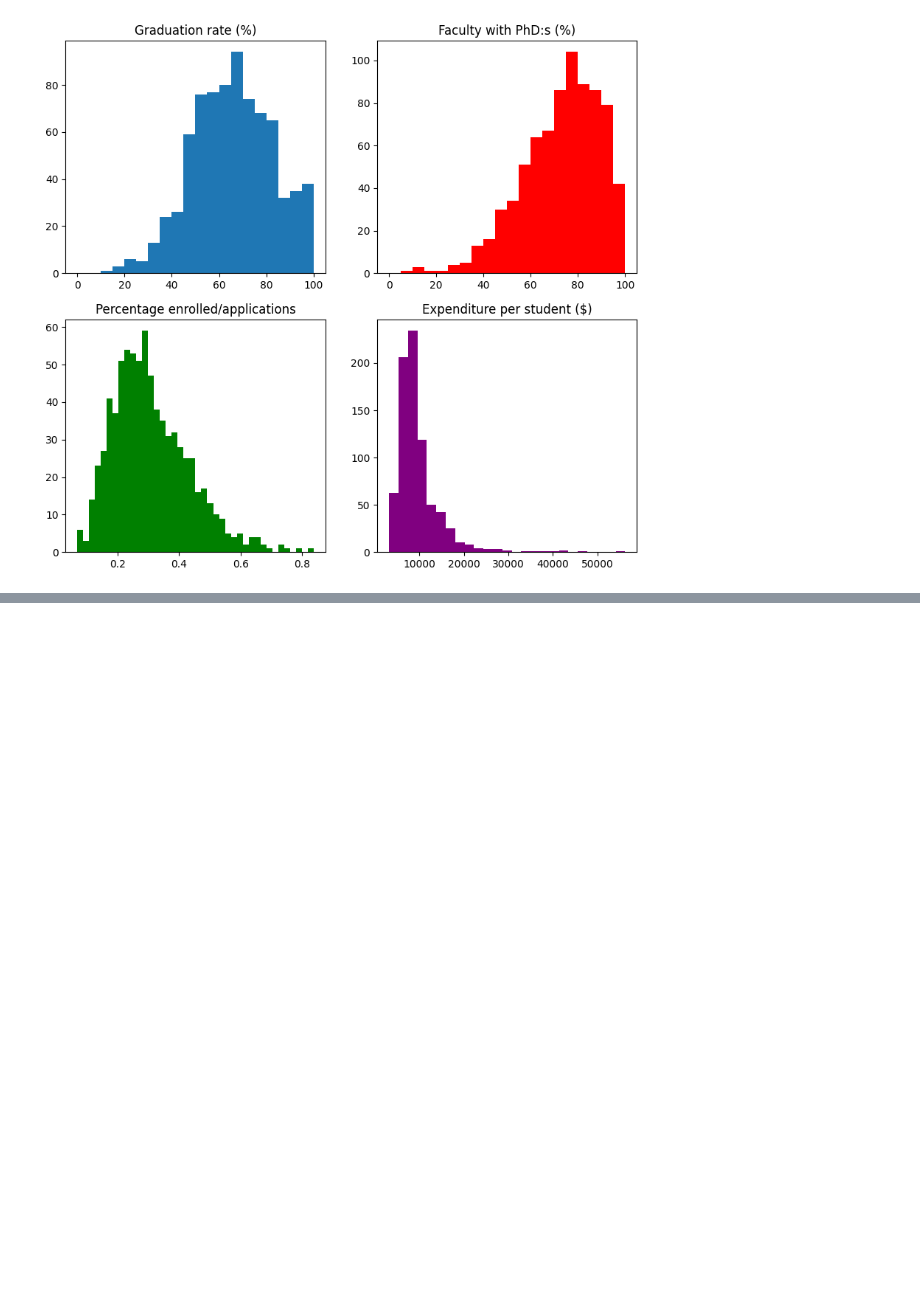
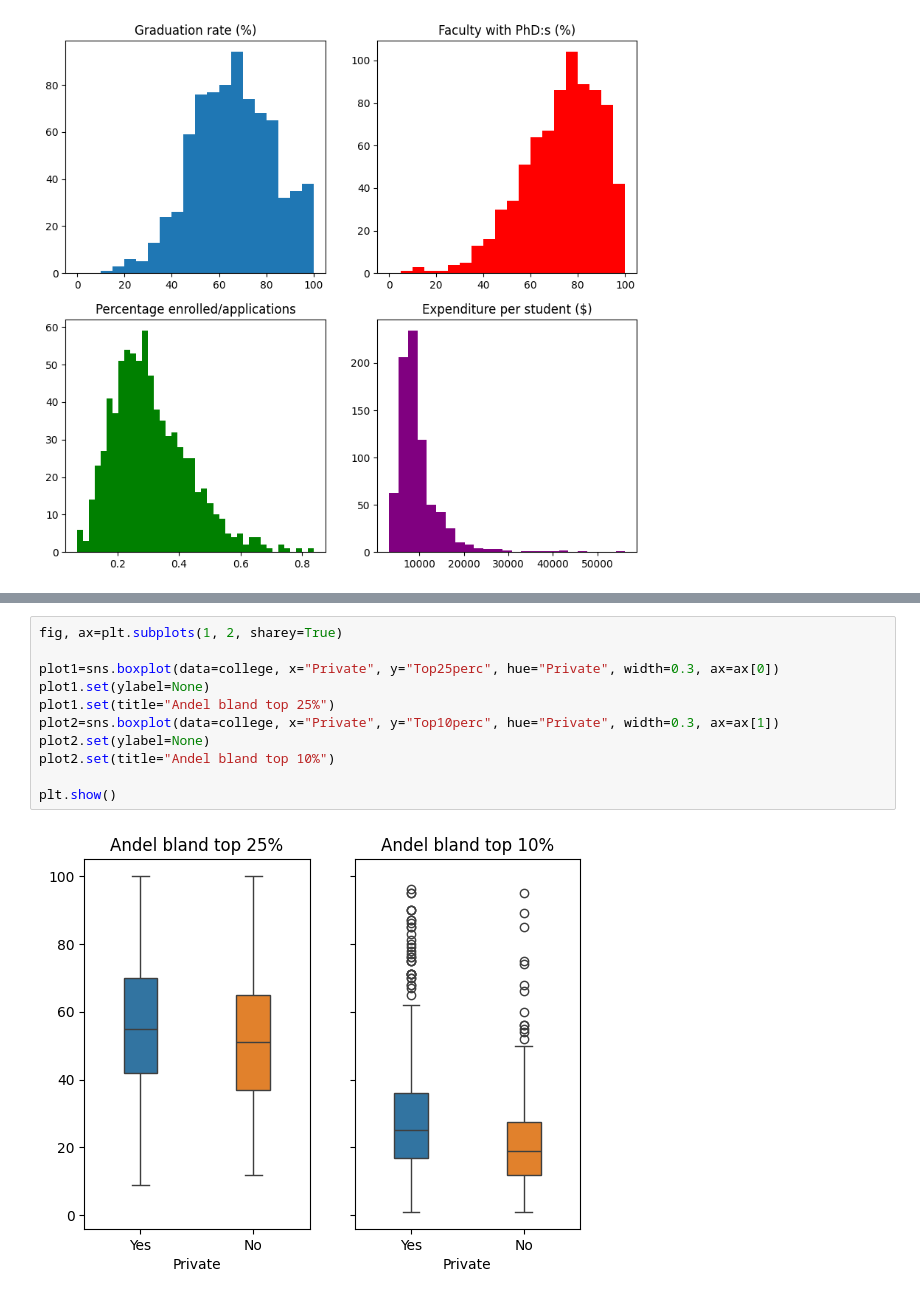
Before and after one commit to bearwinterfirth/college, a Jupyter notebook: college.ipynb, the cells around one changed output, grey strips where cells are left out. Drawn from its saved outputs; the diff is of its cells as text; blank space fills up the shorter version.

```diff
--- a/college.ipynb
+++ b/college.ipynb
@@ -134,0 +157,13 @@ Nästa sak vi ska undersöka är om det är elitskolorna som har den _lägsta_ a
+# %%
+fig, ax=plt.subplots(1, 2, sharey=True)
+
+plot1=sns.boxplot(data=college, x="Private", y="Top25perc", hue="Private", width=0.3, ax=ax[0])
+plot1.set(ylabel=None)
+plot1.set(title="Andel bland top 25%")
+plot2=sns.boxplot(data=college, x="Private", y="Top10perc", hue="Private", width=0.3, ax=ax[1])
+plot2.set(ylabel=None)
+plot2.set(title="Andel bland top 10%")
+
+plt.show()
+# %% [output]
+[figure, added]
```
Also changed, not shown: parts of 10 cells of this notebook.
